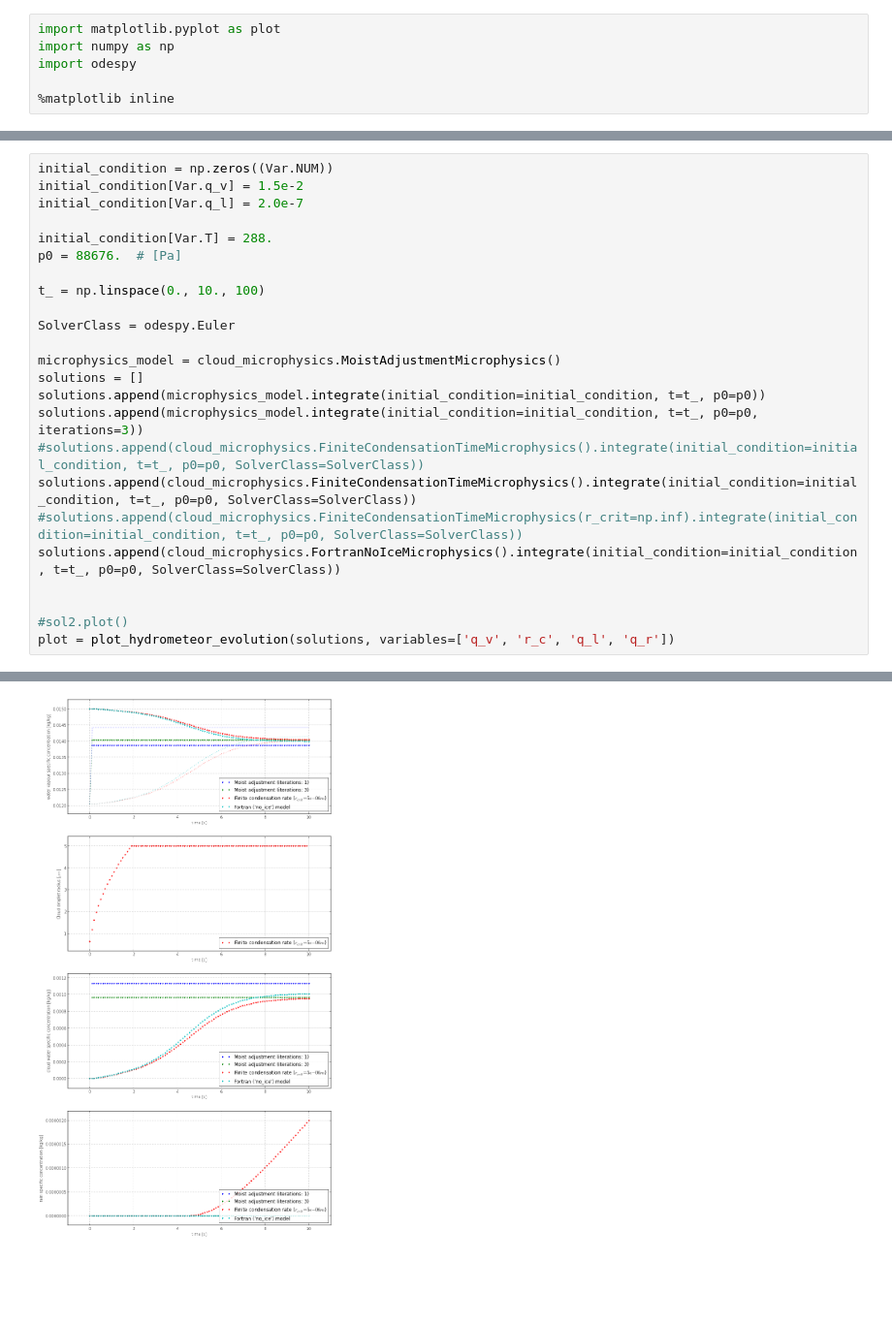
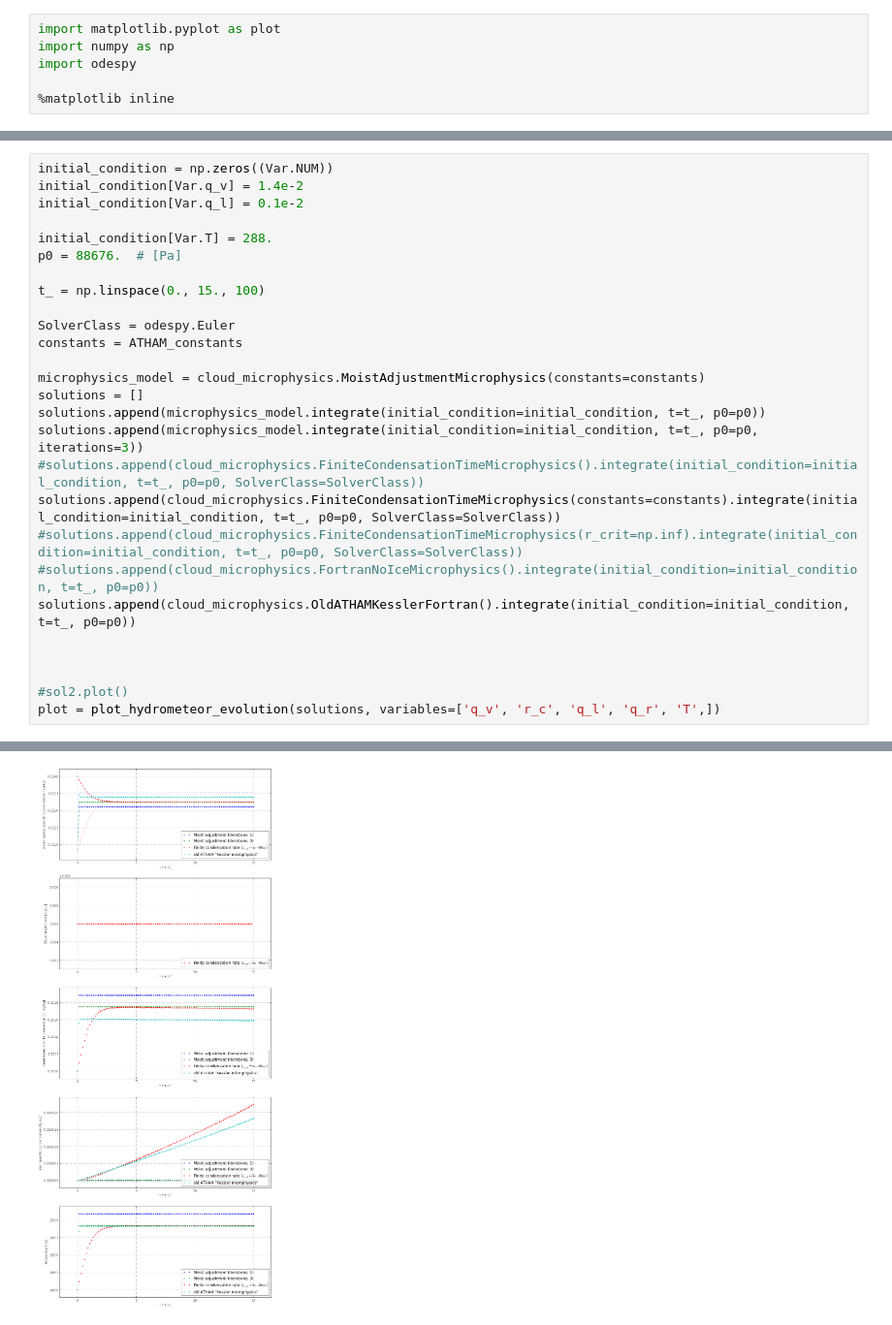
Before and after one commit to leifdenby/python-cloudmodel, a Jupyter notebook: pyclouds/notebooks/Microphysics integration.ipynb, the cells around one changed output, grey strips where cells are left out. Shown at 97% size. Saved outputs shown, nothing was run; the diff lists cells and outputs as text; blank space fills up the shorter version.

Commit message:
Comparing "kessler old" with "no ice" models

```diff
--- a/pyclouds/notebooks/Microphysics integration.ipynb
+++ b/pyclouds/notebooks/Microphysics integration.ipynb
@@ -10,26 +10,29 @@ from pyclouds.common import Var
 from pyclouds.plotting import plot_hydrometeor_evolution
 # %%
 initial_condition = np.zeros((Var.NUM))
-initial_condition[Var.q_v] = 1.5e-2
-initial_condition[Var.q_l] = 2.0e-7
+initial_condition[Var.q_v] = 1.4e-2
+initial_condition[Var.q_l] = 0.1e-2
 
 initial_condition[Var.T] = 288.
 p0 = 88676.  # [Pa]
 
-t_ = np.linspace(0., 10., 100)
+t_ = np.linspace(0., 15., 100)
 
 SolverClass = odespy.Euler
+constants = ATHAM_constants
 
-microphysics_model = cloud_microphysics.MoistAdjustmentMicrophysics()
+microphysics_model = cloud_microphysics.MoistAdjustmentMicrophysics(constants=constants)
 solutions = []
 solutions.append(microphysics_model.integrate(initial_condition=initial_condition, t=t_, p0=p0))
 solutions.append(microphysics_model.integrate(initial_condition=initial_condition, t=t_, p0=p0, iterations=3))
 #solutions.append(cloud_microphysics.FiniteCondensationTimeMicrophysics().integrate(initial_condition=initial_condition, t=t_, p0=p0, SolverClass=SolverClass))
-solutions.append(cloud_microphysics.FiniteCondensationTimeMicrophysics().integrate(initial_condition=initial_condition, t=t_, p0=p0, SolverClass=SolverClass))
+solutions.append(cloud_microphysics.FiniteCondensationTimeMicrophysics(constants=constants).integrate(initial_condition=initial_condition, t=t_, p0=p0, SolverClass=SolverClass))
 #solutions.append(cloud_microphysics.FiniteCondensationTimeMicrophysics(r_crit=np.inf).integrate(initial_condition=initial_condition, t=t_, p0=p0, SolverClass=SolverClass))
-solutions.append(cloud_microphysics.FortranNoIceMicrophysics().integrate(initial_condition=initial_condition, t=t_, p0=p0, SolverClass=SolverClass))
+#solutions.append(cloud_microphysics.FortranNoIceMicrophysics().integrate(initial_condition=initial_condition, t=t_, p0=p0))
+solutions.append(cloud_microphysics.OldATHAMKesslerFortran().integrate(initial_condition=initial_condition, t=t_, p0=p0))
+
 
 
 #sol2.plot()
-plot = plot_hydrometeor_evolution(solutions, variables=['q_v', 'r_c', 'q_l', 'q_r'])
+plot = plot_hydrometeor_evolution(solutions, variables=['q_v', 'r_c', 'q_l', 'q_r', 'T',])
 # %% [output]
@@ -36 +42 @@ plot = plot_hydrometeor_evolution(solutions, variables=['q_v', 'r_c', 'q_l', 'q_
-[figure, old version]
+[figure, new version]
```
Also changed, not shown: parts of 2 cells of this notebook, 5 other files.
